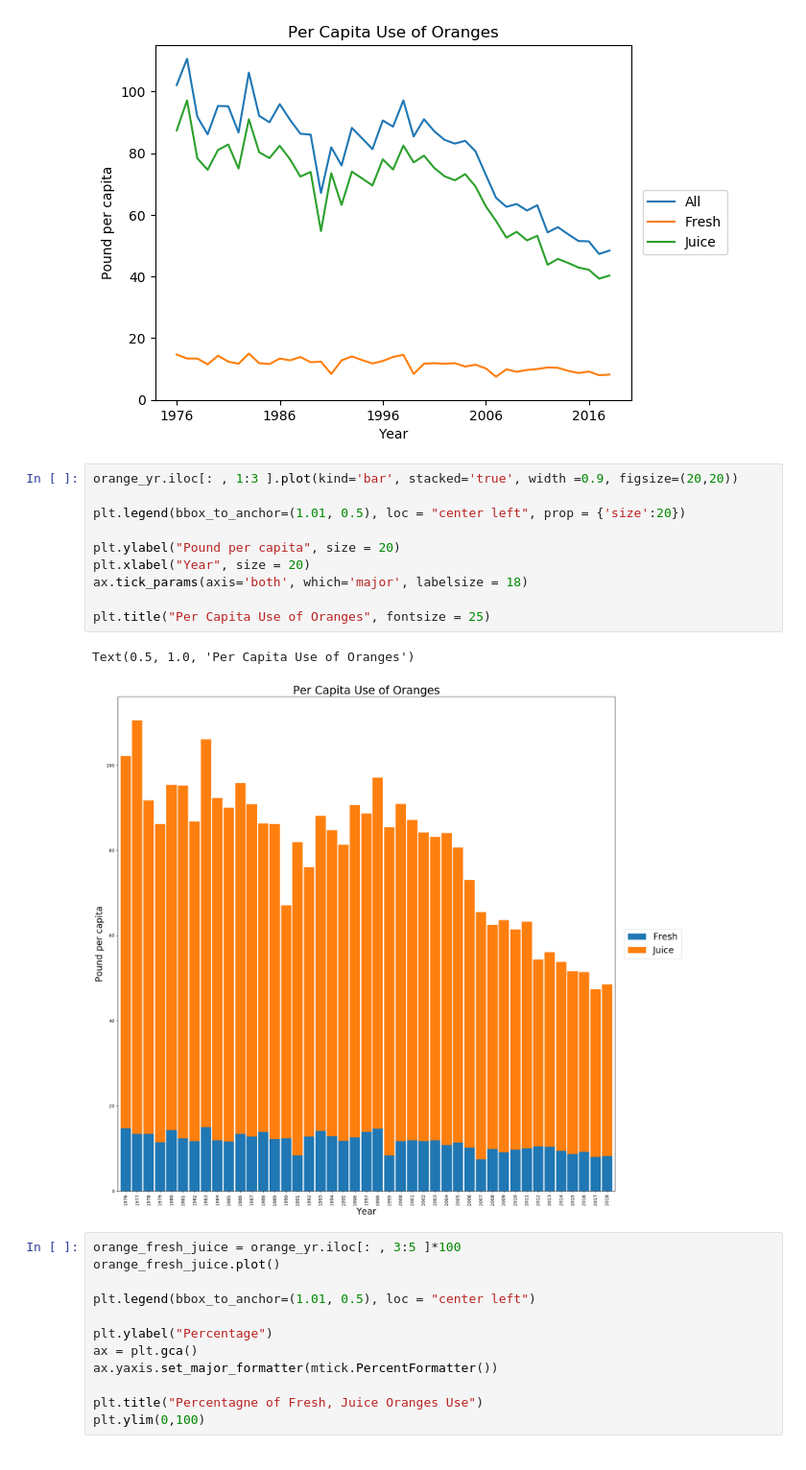
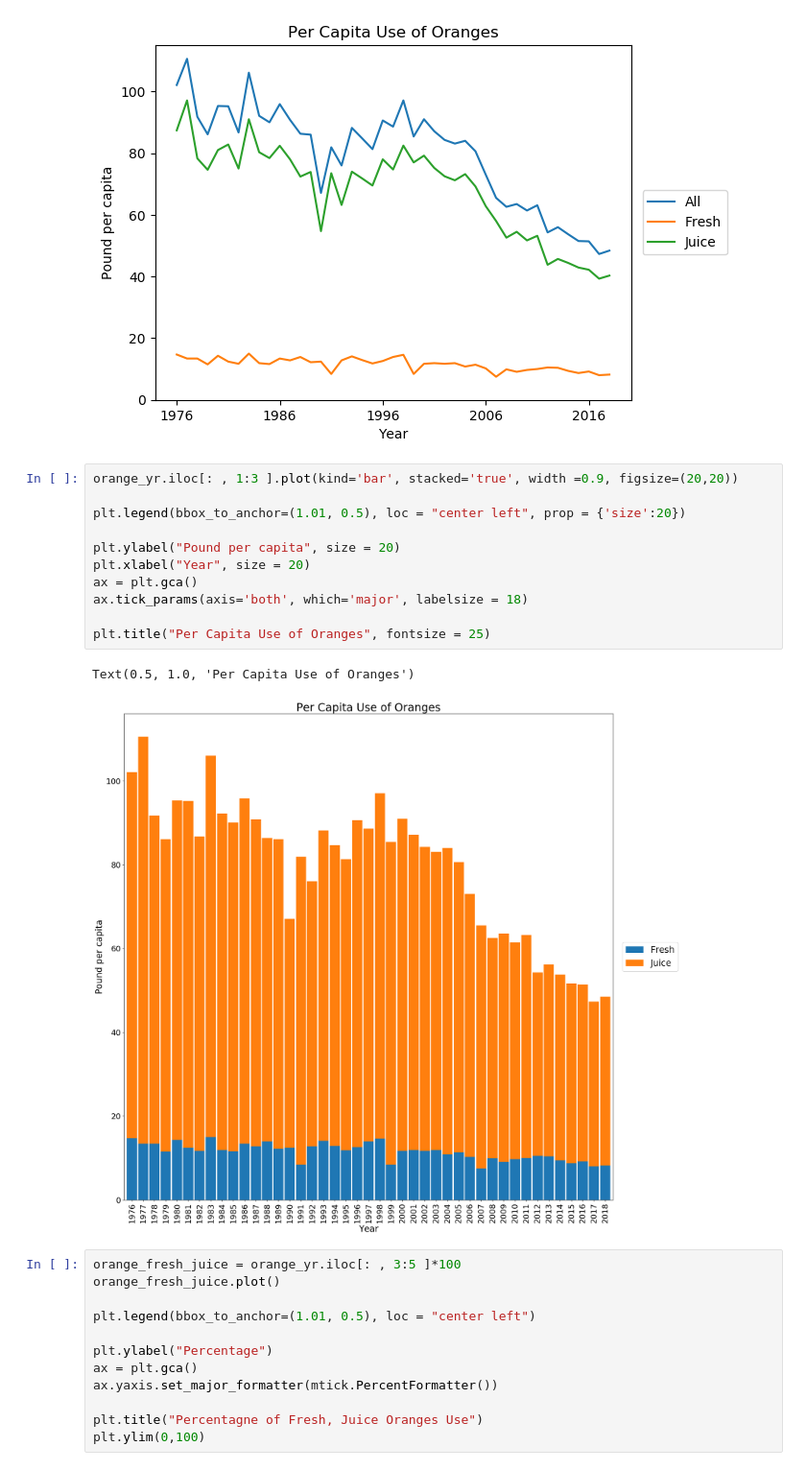
Before and after one commit to haoyuzhang89/w200-Project-US-Diet-Trends-1970-to-2019, a Jupyter notebook: Fruit/Generak Fruit Table A.ipynb, the cells around one changed output. Shown at 96% size. Cells and saved outputs as stored; diff of their text form.

```diff
--- a/Fruit/Generak Fruit Table A.ipynb
+++ b/Fruit/Generak Fruit Table A.ipynb
@@ -427,16 +463,17 @@ plt.ylim(0, 115)
 # %%
 orange_yr.iloc[: , 1:3 ].plot(kind='bar', stacked='true', width =0.9, figsize=(20,20))
 
 plt.legend(bbox_to_anchor=(1.01, 0.5), loc = "center left", prop = {'size':20})
 
 plt.ylabel("Pound per capita", size = 20)
 plt.xlabel("Year", size = 20)
+ax = plt.gca()
 ax.tick_params(axis='both', which='major', labelsize = 18)
 
 plt.title("Per Capita Use of Oranges", fontsize = 25)
 # %% [output]
 Text(0.5, 1.0, 'Per Capita Use of Oranges')
-[figure, old version]
+[figure, new version]
 # %%
 orange_fresh_juice = orange_yr.iloc[: , 3:5 ]*100
 orange_fresh_juice.plot()
```
Also changed, not shown: parts of 3 cells of this notebook, 16 other files.
